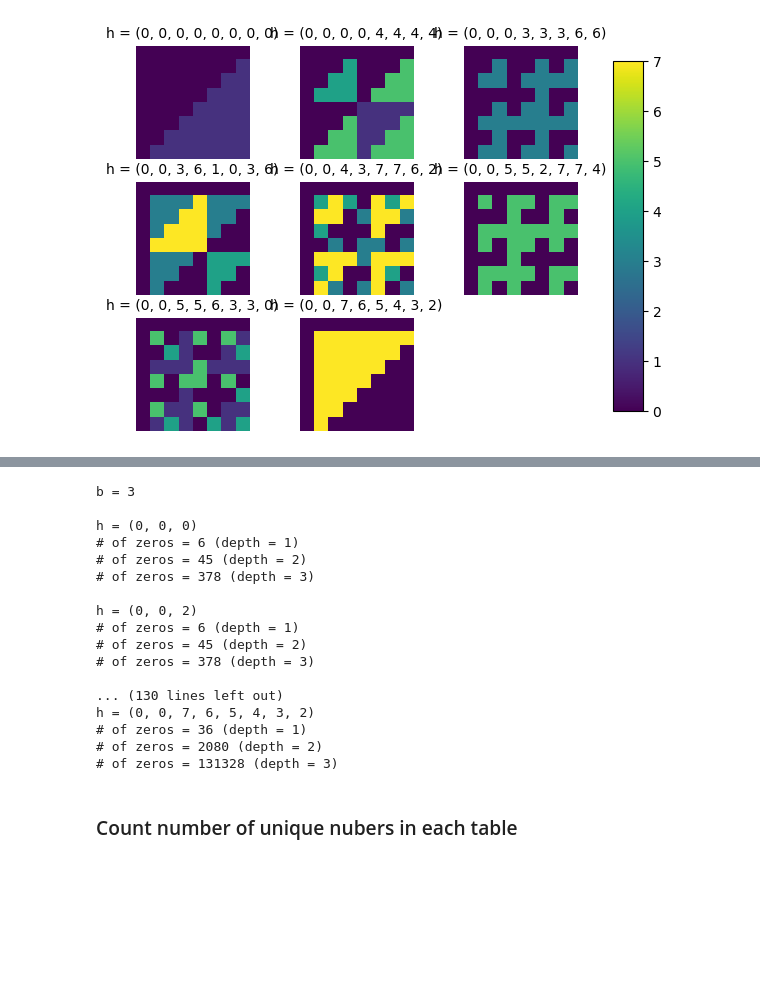
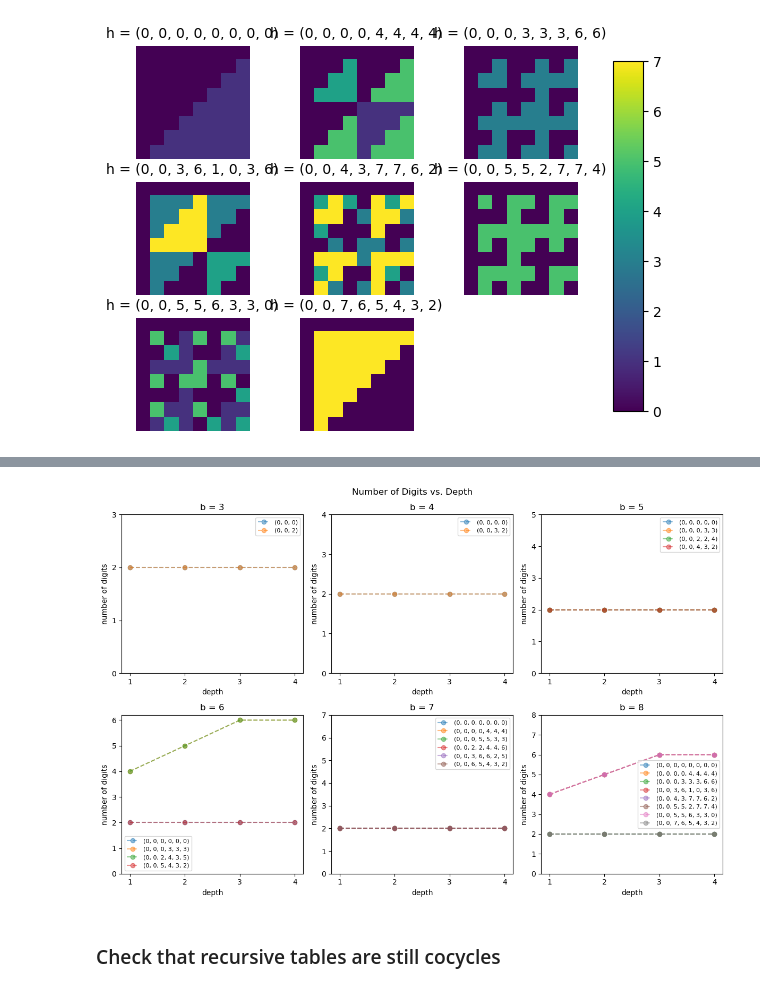
Before and after one commit to cutterdawes/BaseAddition, a Jupyter notebook: carry_tables.ipynb, the cells around one changed output, grey strips where cells are left out. Cells and saved outputs as stored; diff of their text form; code cells hidden in the pictures; blank space fills up the shorter version.

```diff
--- a/carry_tables.ipynb
+++ b/carry_tables.ipynb
@@ -138,31 +171,27 @@ array([[0, 0, 0, 0],
+# %%
+fig, axes = plt.subplots(2, 3, figsize=(12, 8))
+axes = axes.flatten()
+for i in range(len(axes)):
+    ax = axes[i]
+    tables = all_tables[i+3]
+    for h in tables.keys():
+        ax.plot(num_digits_vs_depth[i+3][h], alpha=0.5, marker='o', linestyle='--', label=h)
+        ax.set_xticks([0, 1, 2, 3], [1, 2, 3, 4])
+        ax.set_yticks(range(i+4))
+        ax.set_xlabel('depth')
+        ax.set_ylabel('number of digits')
+        ax.set_title('b = '+str(i+3))
+        ax.legend(fontsize=8)
+    fig.suptitle('Number of Digits vs. Depth')
+    plt.tight_layout()
+# %% [output]
+[figure, added]
+# %% [markdown]
+### Check that recursive tables are still cocycles
 # %%
-for b in range(3, 9):
-    print('b =', b)
-    print()
+for b in tqdm_notebook(range(3, 9)):
     for h in all_tables[b].keys():
-        print('h =', h)
-        for depth in range(1, 4):
-            table = functions.construct_product_table(all_tables[b][h], depth=depth)
-            print('# of zeros =', table.size - np.count_nonzero(table), '(depth =', str(depth)+')')
-        print()
-    print()
+        table = all_tables[b][h]
+        for depth in range(1, 3):
+            if (functions.assert_cocycle(table, depth=depth) == False):
+                print(b, h, depth)
-# %% [output]
-b = 3
-
-h = (0, 0, 0)
-# of zeros = 6 (depth = 1)
-# of zeros = 45 (depth = 2)
-# of zeros = 378 (depth = 3)
-
-h = (0, 0, 2)
-# of zeros = 6 (depth = 1)
-# of zeros = 45 (depth = 2)
-# of zeros = 378 (depth = 3)
-
-... (130 lines left out)
-h = (0, 0, 7, 6, 5, 4, 3, 2)
-# of zeros = 36 (depth = 1)
-# of zeros = 2080 (depth = 2)
-# of zeros = 131328 (depth = 3)
-# %% [markdown]
-### Count number of unique nubers in each table
```
Also changed, not shown: parts of 10 cells of this notebook.
